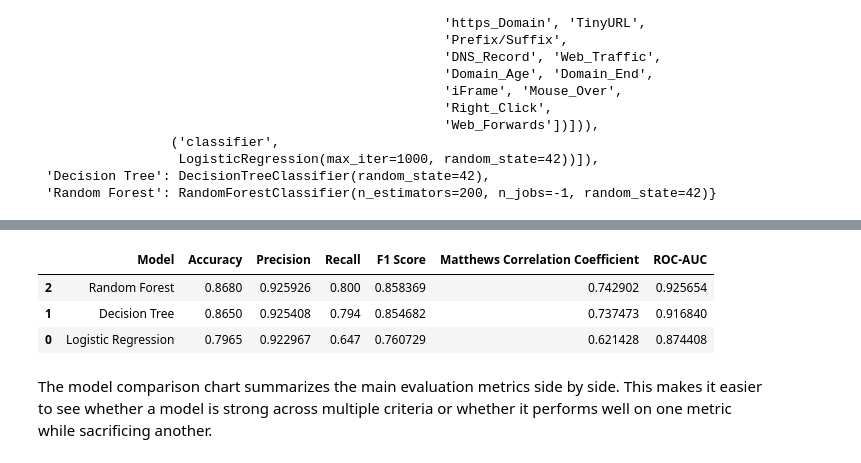
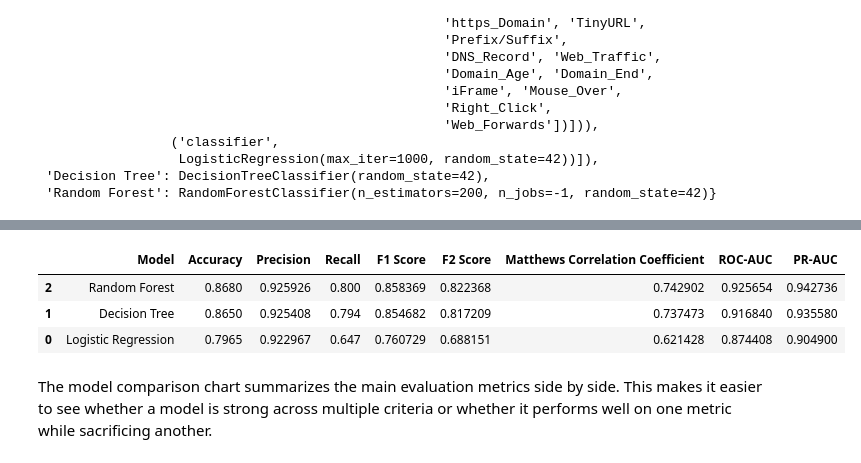
Before and after one commit to silinm12/cyber-phishing-review, a Jupyter notebook: notebook.ipynb, the cells around one changed output, grey strips where cells are left out. Cells and saved outputs as stored; diff of their text form; code cells hidden in the pictures.

```diff
--- a/notebook.ipynb
+++ b/notebook.ipynb
@@ -17,7 +17,15 @@ import pandas as pd
 
 os.environ.setdefault("MPLCONFIGDIR", str(Path("figures") / ".matplotlib"))
 
-DATA_PATH = Path("../Phishing-Website-Detection/DataFiles/5.urldata.csv")
+DATA_PATH = Path("data/5.urldata.csv")
+
+if not DATA_PATH.exists():
+    raise FileNotFoundError(
+        "Dataset not found at data/5.urldata.csv. "
+        "Create the local data/ folder if needed and copy 5.urldata.csv "
+        "from the original repository's DataFiles/ directory into data/. "
+        "Original repository: https://github.com/gangeshbaskerr/Phishing-Website-Detection"
+    )
 
 df = pd.read_csv(DATA_PATH)
 
@@ -499,42 +517,63 @@ Each model is trained on the training set and evaluated on the held-out test set
 # %%
 def get_positive_class_scores(model, X_data):
-    """Return scores for ROC-AUC using probabilities when available."""
+    """Return positive-class scores using probabilities when available."""
     if hasattr(model, "predict_proba"):
         return model.predict_proba(X_data)[:, 1]
     if hasattr(model, "decision_function"):
         return model.decision_function(X_data)
     return model.predict(X_data)
 
 
-evaluation_rows = []
-trained_models = {}
-test_predictions = {}
+def evaluate_model_suite(X_train_data, X_test_data, y_train_data, y_test_data, model_dict=None):
+    """Train and evaluate all models with the same metrics."""
+    model_dict = make_models() if model_dict is None else model_dict
+    evaluation_rows = []
+    fitted_models = {}
+    predictions = {}
+    scores = {}
 
-for model_name, model in models.items():
-    model.fit(X_train, y_train)
-    y_pred = model.predict(X_test)
-    y_score = get_positive_class_scores(model, X_test)
+    for model_name, model in model_dict.items():
+        fitted_model = clone(model)
+        with warnings.catch_warnings():
+            warnings.filterwarnings("ignore", category=RuntimeWarning)
+            fitted_model.fit(X_train_data, y_train_data)
+            y_pred = fitted_model.predict(X_test_data)
+            y_score = get_positive_class_scores(fitted_model, X_test_data)
 
-    trained_models[model_name] = model
-    test_predictions[model_name] = y_pred
+        fitted_models[model_name] = fitted_model
+        predictions[model_name] = y_pred
+        scores[model_name] = y_score
 
-    evaluation_rows.append({
-        "Model": model_name,
-        "Accuracy": accuracy_score(y_test, y_pred),
-        "Precision": precision_score(y_test, y_pred),
-        "Recall": recall_score(y_test, y_pred),
-        "F1 Score": f1_score(y_test, y_pred),
-        "Matthews Correlation Coefficient": matthews_corrcoef(y_test, y_pred),
-        "ROC-AUC": roc_auc_score(y_test, y_score),
-    })
+        evaluation_rows.append({
+            "Model": model_name,
+            "Accuracy": accuracy_score(y_test_data, y_pred),
+            "Precision": precision_score(y_test_data, y_pred, zero_division=0),
+            "Recall": recall_score(y_test_data, y_pred, zero_division=0),
+            "F1 Score": f1_score(y_test_data, y_pred, zero_division=0),
+            "F2 Score": fbeta_score(y_test_data, y_pred, beta=2, zero_division=0),
+            "Matthews Correlation Coefficient": matthews_corrcoef(y_test_data, y_pred),
+            "ROC-AUC": roc_auc_score(y_test_data, y_score),
+            "PR-AUC": average_precision_score(y_test_data, y_score),
+        })
 
-results_df = pd.DataFrame(evaluation_rows).sort_values("F1 Score", ascending=False)
+    results = pd.DataFrame(evaluation_rows).sort_values("F1 Score", ascending=False)
+    return results, fitted_models, predictions, scores
+
+
+results_df, trained_models, test_predictions, test_scores = evaluate_model_suite(
+    X_train,
+    X_test,
+    y_train,
+    y_test,
+    models,
+)
+
 results_df
 # %% [output]
-|  | Model | Accuracy | Precision | Recall | F1 Score | Matthews Correlation Coefficient | ROC-AUC |
-| 2 | Random Forest | 0.8680 | 0.925926 | 0.800 | 0.858369 | 0.742902 | 0.925654 |
-| 1 | Decision Tree | 0.8650 | 0.925408 | 0.794 | 0.854682 | 0.737473 | 0.916840 |
-| 0 | Logistic Regression | 0.7965 | 0.922967 | 0.647 | 0.760729 | 0.621428 | 0.874408 |
+|  | Model | Accuracy | Precision | Recall | F1 Score | F2 Score | Matthews Correlation Coefficient | ROC-AUC | PR-AUC |
+| 2 | Random Forest | 0.8680 | 0.925926 | 0.800 | 0.858369 | 0.822368 | 0.742902 | 0.925654 | 0.942736 |
+| 1 | Decision Tree | 0.8650 | 0.925408 | 0.794 | 0.854682 | 0.817209 | 0.737473 | 0.916840 | 0.935580 |
+| 0 | Logistic Regression | 0.7965 | 0.922967 | 0.647 | 0.760729 | 0.688151 | 0.621428 | 0.874408 | 0.904900 |
 # %% [markdown]
 The model comparison chart summarizes the main evaluation metrics side by side. This makes it easier to see whether a model is strong across multiple criteria or whether it performs well on one metric while sacrificing another.
 # %%
```
Also changed, not shown: parts of 40 cells of this notebook, 10 other files.
